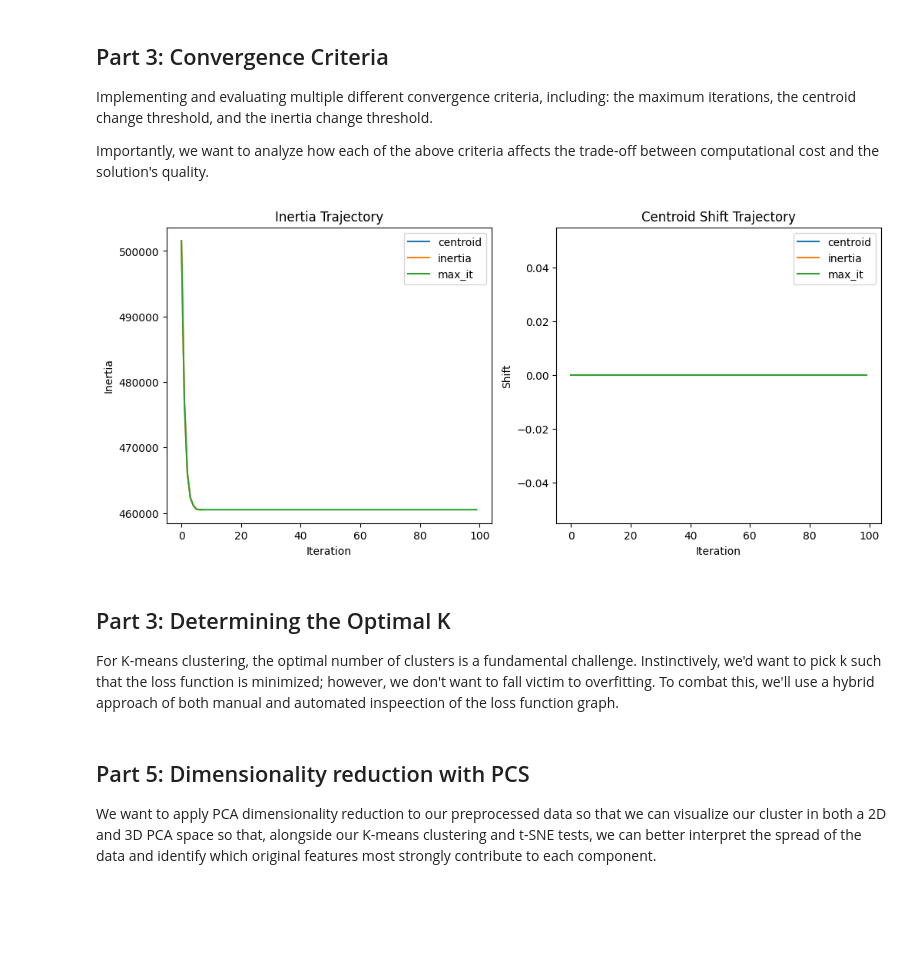
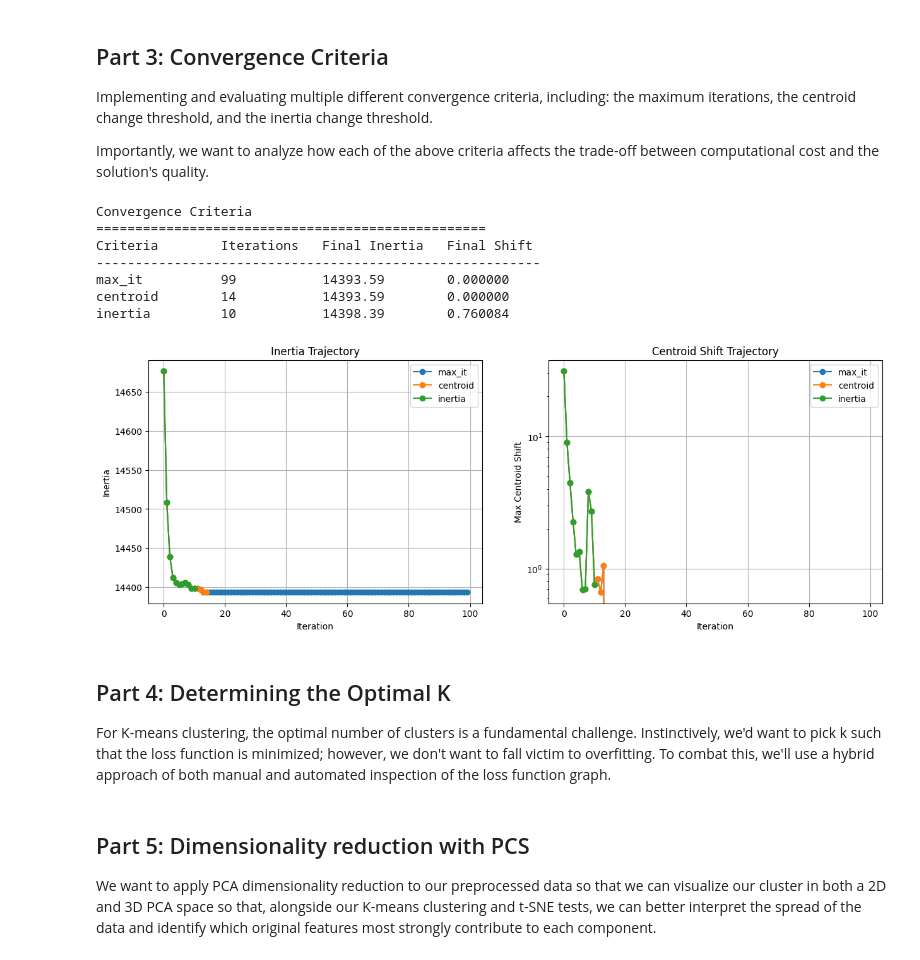
Before and after one commit to GetosMonkey/AI-Assignment-1, a Jupyter notebook: Assignment1.ipynb, the cells around one changed output. Cells and saved outputs as stored; diff of their text form; code cells hidden in the pictures; blank space fills up the shorter version.

Commit message:
Updated part 3

```diff
--- a/Assignment1.ipynb
+++ b/Assignment1.ipynb
@@ -373,38 +380,57 @@ def kmeans(X, k, c_initial, max_it, c_change_min, inertia_change_min, stop = "ma
 # %%
 # Maximum Iterations, Centroid Change, and Inertia Change Checks:
+np.random.seed(1)
+c_initial = initialise_centroids(X,k)
+results = {}
 
-c_initial = X[np.random.choice(len(X), k, replace=False)]
-results = {}
-for mode in ["centroid", "inertia", "max_it"]:
-    results[mode] = kmeans(X, k, c_initial, max_it = 100, c_change_min = 0.001, inertia_change_min = 0.01, stop = mode)
+for mode in ["max_it", "centroid", "inertia"]:
+    results[mode] = kmeans(X, k, c_initial, max_it = 100, c_change_min = 0.001, inertia_change_min =1.0, stop = mode)
+
+# Summary for later analysis:
+print("Convergence Criteria")
+print("="*50)
+header = f"{'Criteria':<15} {'Iterations':<12} {'Final Inertia':<15} {'Final Shift':<12}"
+print(header)
+print("-" * len(header))
+for mode, (_, _, iters, inertia_hist, shift_hist) in results.items():
+    print(f"{mode:<15} {iters:<12} {inertia_hist[-1]:<15.2f} {shift_hist[-1]:<12.6f}")
 
 # Plotting comparisons:
-
-fig, axs = plt.subplots(1, 2, figsize=(12,5))
+fig, axs = plt.subplots(1, 2, figsize=(15,5))
 
 # Inertia
-for mode, (_, _, _, inertia, _) in results.items():
-    axs[0].plot(inertia, label=mode)
+for mode, (_, _, _, inertia_history, _) in results.items():
+    axs[0].plot(range(len(inertia_history)), inertia_history, "o-", label=mode)
 axs[0].set_title("Inertia Trajectory")
 axs[0].set_xlabel("Iteration")
 axs[0].set_ylabel("Inertia")
 axs[0].legend()
+axs[0].grid(True)
 
 # Centroid shift
-for mode, (_, _, _, _, shifts) in results.items():
-    axs[1].plot(shifts, label=mode)
+for mode, (_, _, _, _, shift_history) in results.items():
+    axs[1].plot(range(len(shift_history)), shift_history, 'o-', label=mode)
 axs[1].set_title("Centroid Shift Trajectory")
 axs[1].set_xlabel("Iteration")
-axs[1].set_ylabel("Shift")
+axs[1].set_ylabel("Max Centroid Shift")
 axs[1].legend()
+axs[1].grid(True)
+axs[1].set_yscale('log')
 
 plt.show()
 # %% [output]
+Convergence Criteria
+==================================================
+Criteria        Iterations   Final Inertia   Final Shift
+---------------------------------------------------------
+max_it          99           14393.59        0.000000
+centroid        14           14393.59        0.000000
+inertia         10           14398.39        0.760084
-[figure, old version]
+[figure, new version]
 # %% [markdown]
-## Part 3: Determining the Optimal K
+## Part 4: Determining the Optimal K
 
-For K-means clustering, the optimal number of clusters is a fundamental challenge. Instinctively, we'd want to pick k such that the loss function is minimized; however, we don't want to fall victim to overfitting. To combat this, we'll use a hybrid approach of both manual and automated inspeection of the loss function graph.
+For K-means clustering, the optimal number of clusters is a fundamental challenge. Instinctively, we'd want to pick k such that the loss function is minimized; however, we don't want to fall victim to overfitting. To combat this, we'll use a hybrid approach of both manual and automated inspection of the loss function graph.
 # %% [markdown]
 ## Part 5: Dimensionality reduction with PCS
 
```
Also changed, not shown: parts of 1 cell of this notebook.
